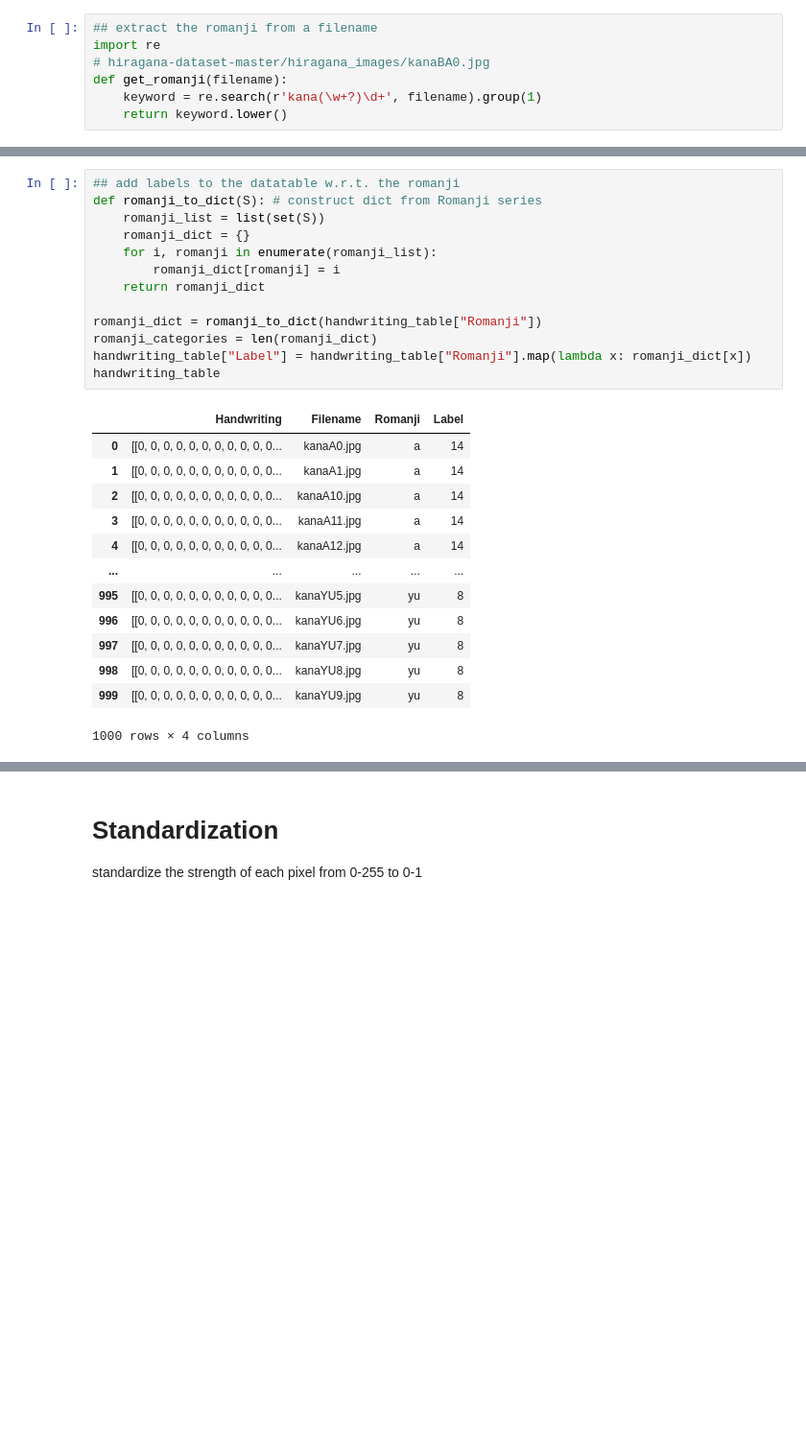
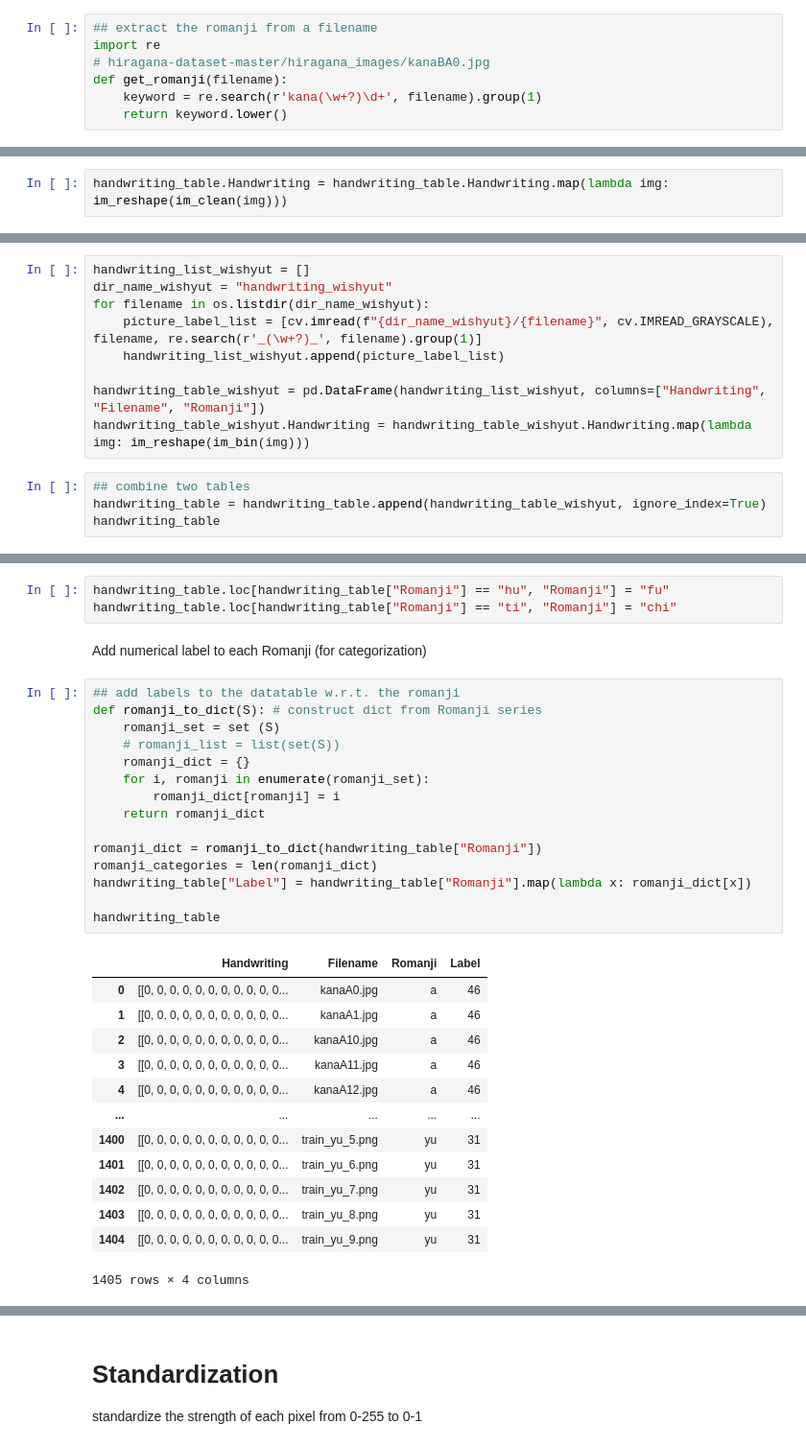
Before and after one commit to tim840818/nihongo_recognition, a Jupyter notebook: hiragana_recognition.ipynb, the cells around one changed output, grey strips where cells are left out. Shown: that part at 96% size. Cells and saved outputs as stored; diff of their text form; blank space fills up the shorter version.

```diff
--- a/hiragana_recognition.ipynb
+++ b/hiragana_recognition.ipynb
@@ -68,0 +105,2 @@ handwriting_table
+# %%
+handwriting_table.Handwriting = handwriting_table.Handwriting.map(lambda img: im_reshape(im_clean(img)))
@@ -68,0 +110,13 @@ handwriting_table
+# %%
+handwriting_list_wishyut = []
+dir_name_wishyut = "handwriting_wishyut"
+for filename in os.listdir(dir_name_wishyut):
+    picture_label_list = [cv.imread(f"{dir_name_wishyut}/{filename}", cv.IMREAD_GRAYSCALE), filename, re.search(r'_(\w+?)_', filename).group(1)]
+    handwriting_list_wishyut.append(picture_label_list)
+
+handwriting_table_wishyut = pd.DataFrame(handwriting_list_wishyut, columns=["Handwriting", "Filename", "Romanji"])
+handwriting_table_wishyut.Handwriting = handwriting_table_wishyut.Handwriting.map(lambda img: im_reshape(im_bin(img)))
+# %%
+## combine two tables
+handwriting_table = handwriting_table.append(handwriting_table_wishyut, ignore_index=True)
+handwriting_table
@@ -69,30 +140,37 @@ handwriting_table
+# %%
+handwriting_table.loc[handwriting_table["Romanji"] == "hu", "Romanji"] = "fu"
+handwriting_table.loc[handwriting_table["Romanji"] == "ti", "Romanji"] = "chi"
+# %% [markdown]
+Add numerical label to each Romanji (for categorization)
 # %%
 ## add labels to the datatable w.r.t. the romanji
 def romanji_to_dict(S): # construct dict from Romanji series
-    romanji_list = list(set(S))
+    romanji_set = set (S)
+    # romanji_list = list(set(S))
     romanji_dict = {}
-    for i, romanji in enumerate(romanji_list):
+    for i, romanji in enumerate(romanji_set):
         romanji_dict[romanji] = i
     return romanji_dict
 
 romanji_dict = romanji_to_dict(handwriting_table["Romanji"])
 romanji_categories = len(romanji_dict)
 handwriting_table["Label"] = handwriting_table["Romanji"].map(lambda x: romanji_dict[x])
+
 handwriting_table
 # %% [output]
 |  | Handwriting | Filename | Romanji | Label |
-| 0 | [[0, 0, 0, 0, 0, 0, 0, 0, 0, 0, 0... | kanaA0.jpg | a | 14 |
-| 1 | [[0, 0, 0, 0, 0, 0, 0, 0, 0, 0, 0... | kanaA1.jpg | a | 14 |
-| 2 | [[0, 0, 0, 0, 0, 0, 0, 0, 0, 0, 0... | kanaA10.jpg | a | 14 |
-| 3 | [[0, 0, 0, 0, 0, 0, 0, 0, 0, 0, 0... | kanaA11.jpg | a | 14 |
-| 4 | [[0, 0, 0, 0, 0, 0, 0, 0, 0, 0, 0... | kanaA12.jpg | a | 14 |
+| 0 | [[0, 0, 0, 0, 0, 0, 0, 0, 0, 0, 0... | kanaA0.jpg | a | 46 |
+| 1 | [[0, 0, 0, 0, 0, 0, 0, 0, 0, 0, 0... | kanaA1.jpg | a | 46 |
+| 2 | [[0, 0, 0, 0, 0, 0, 0, 0, 0, 0, 0... | kanaA10.jpg | a | 46 |
+| 3 | [[0, 0, 0, 0, 0, 0, 0, 0, 0, 0, 0... | kanaA11.jpg | a | 46 |
+| 4 | [[0, 0, 0, 0, 0, 0, 0, 0, 0, 0, 0... | kanaA12.jpg | a | 46 |
 | ... | ... | ... | ... | ... |
-| 995 | [[0, 0, 0, 0, 0, 0, 0, 0, 0, 0, 0... | kanaYU5.jpg | yu | 8 |
-| 996 | [[0, 0, 0, 0, 0, 0, 0, 0, 0, 0, 0... | kanaYU6.jpg | yu | 8 |
-| 997 | [[0, 0, 0, 0, 0, 0, 0, 0, 0, 0, 0... | kanaYU7.jpg | yu | 8 |
-| 998 | [[0, 0, 0, 0, 0, 0, 0, 0, 0, 0, 0... | kanaYU8.jpg | yu | 8 |
-| 999 | [[0, 0, 0, 0, 0, 0, 0, 0, 0, 0, 0... | kanaYU9.jpg | yu | 8 |
+| 1400 | [[0, 0, 0, 0, 0, 0, 0, 0, 0, 0, 0... | train_yu_5.png | yu | 31 |
+| 1401 | [[0, 0, 0, 0, 0, 0, 0, 0, 0, 0, 0... | train_yu_6.png | yu | 31 |
+| 1402 | [[0, 0, 0, 0, 0, 0, 0, 0, 0, 0, 0... | train_yu_7.png | yu | 31 |
+| 1403 | [[0, 0, 0, 0, 0, 0, 0, 0, 0, 0, 0... | train_yu_8.png | yu | 31 |
+| 1404 | [[0, 0, 0, 0, 0, 0, 0, 0, 0, 0, 0... | train_yu_9.png | yu | 31 |
-1000 rows × 4 columns
+1405 rows × 4 columns
 # %%
 ## construct X and y data from data-table
 X = handwriting_table["Handwriting"].to_numpy()
```
Also changed, not shown: parts of 33 cells of this notebook.
